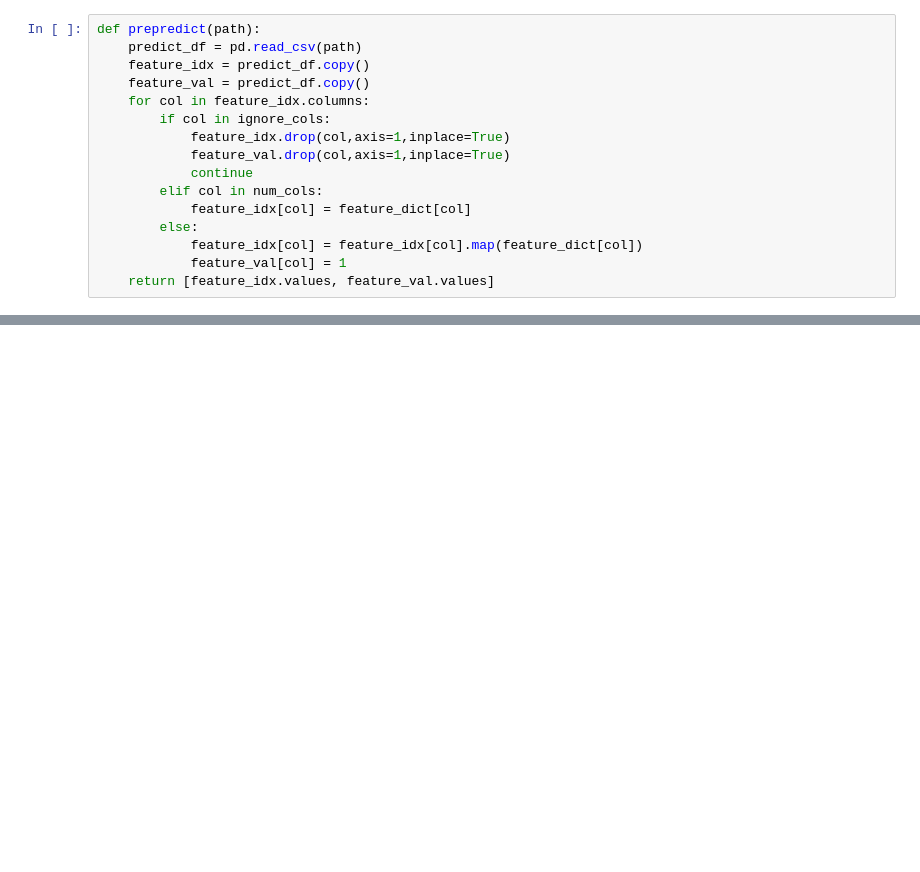
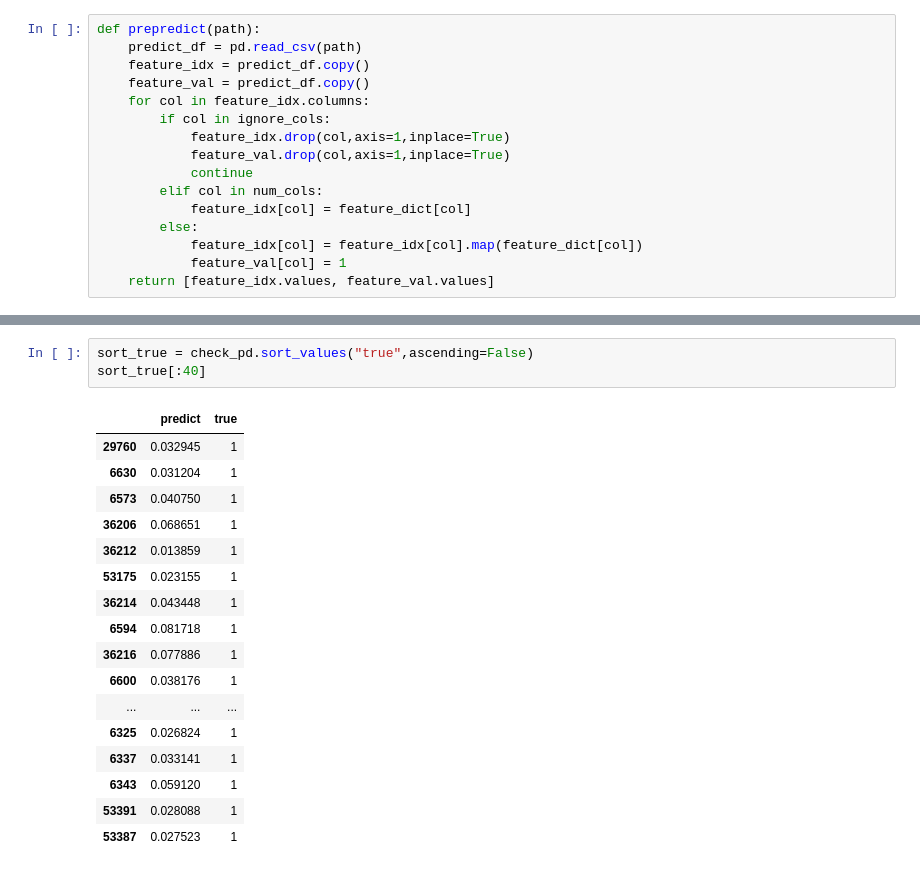
Before and after one commit to weiyiming1/CTR, a Jupyter notebook: train_split.ipynb, the cells around one changed output, grey strips where cells are left out. Drawn from its saved outputs; the diff is of its cells as text; blank space fills up the shorter version.

```diff
--- a/train_split.ipynb
+++ b/train_split.ipynb
@@ -248,0 +348,21 @@ train_y_pd.head(40)
+# %%
+sort_true = check_pd.sort_values("true",ascending=False)
+sort_true[:40]
+# %% [output]
+|  | predict | true |
+| 29760 | 0.032945 | 1 |
+| 6630 | 0.031204 | 1 |
+| 6573 | 0.040750 | 1 |
+| 36206 | 0.068651 | 1 |
+| 36212 | 0.013859 | 1 |
+| 53175 | 0.023155 | 1 |
+| 36214 | 0.043448 | 1 |
+| 6594 | 0.081718 | 1 |
+| 36216 | 0.077886 | 1 |
+| 6600 | 0.038176 | 1 |
+| ... | ... | ... |
+| 6325 | 0.026824 | 1 |
+| 6337 | 0.033141 | 1 |
+| 6343 | 0.059120 | 1 |
+| 53391 | 0.028088 | 1 |
+| 53387 | 0.027523 | 1 |
```
Also changed, not shown: parts of 29 cells of this notebook, 1 other file.
